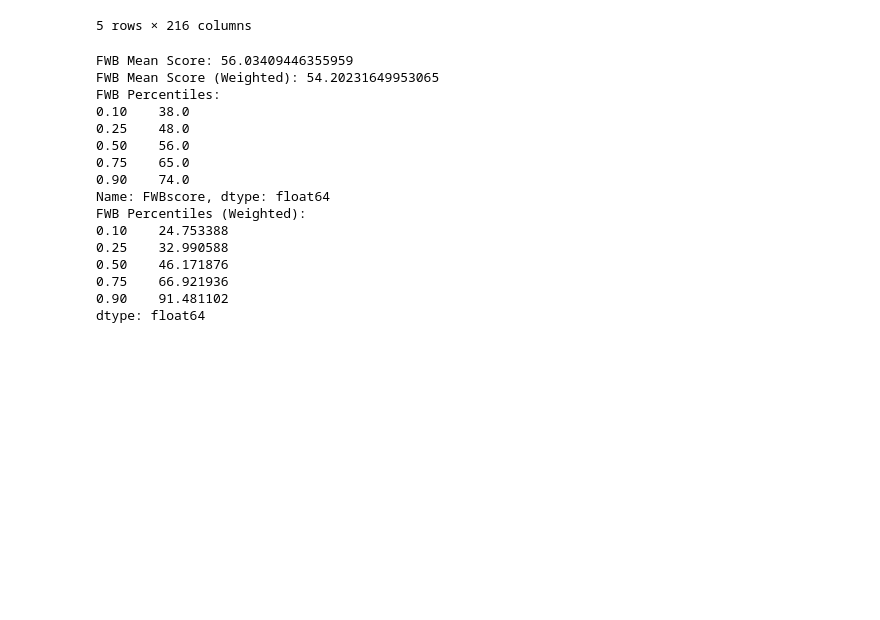
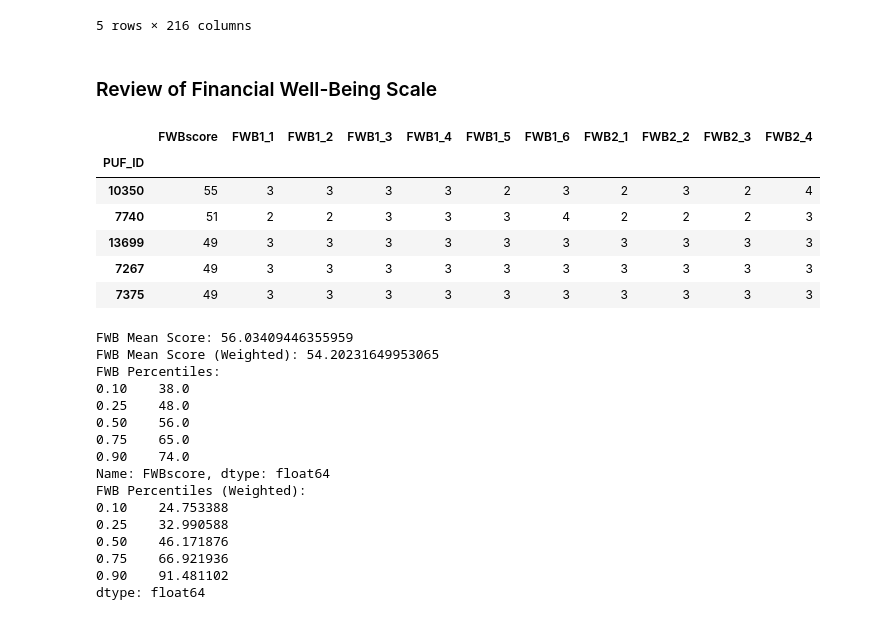
Before and after one commit to jeffdubo/project-4-financial-well-being, a Jupyter notebook: etl/data_exploration.ipynb, the cells around one changed output. Saved outputs shown, nothing was run; the diff lists cells and outputs as text; code cells hidden in the pictures; blank space fills up the shorter version.

```diff
--- a/etl/data_exploration.ipynb
+++ b/etl/data_exploration.ipynb
@@ -96,4 +96,17 @@ fin_circ_measures = ['ENDSMEET', 'MATHARDSHIP_1', 'MATHARDSHIP_2', 'MATHARDSHIP_
 fin_beh_measures = ['PROPPLAN_1', 'PROPPLAN_2', 'PROPPLAN_3', 'PROPPLAN_4',
                     'MANAGE1_1', 'MANAGE1_2', 'MANAGE1_3', 'MANAGE1_4',
                     'SAVEHABIT', 'GOALCONF', 'SCFHORIZON']
+# %% [markdown]
+### Review of Financial Well-Being Scale
+# %%
+fwb_df = survey_df[fwb_scale]
+fwb_df.head()
+# %% [output]
+|  | FWBscore | FWB1_1 | FWB1_2 | FWB1_3 | FWB1_4 | FWB1_5 | FWB1_6 | FWB2_1 | FWB2_2 | FWB2_3 | FWB2_4 |
+| PUF_ID |  |  |  |  |  |  |  |  |  |  |  |
+| 10350 | 55 | 3 | 3 | 3 | 3 | 2 | 3 | 2 | 3 | 2 | 4 |
+| 7740 | 51 | 2 | 2 | 3 | 3 | 3 | 4 | 2 | 2 | 2 | 3 |
+| 13699 | 49 | 3 | 3 | 3 | 3 | 3 | 3 | 3 | 3 | 3 | 3 |
+| 7267 | 49 | 3 | 3 | 3 | 3 | 3 | 3 | 3 | 3 | 3 | 3 |
+| 7375 | 49 | 3 | 3 | 3 | 3 | 3 | 3 | 3 | 3 | 3 | 3 |
 # %%
```
Also changed, not shown: parts of 26 cells of this notebook.
